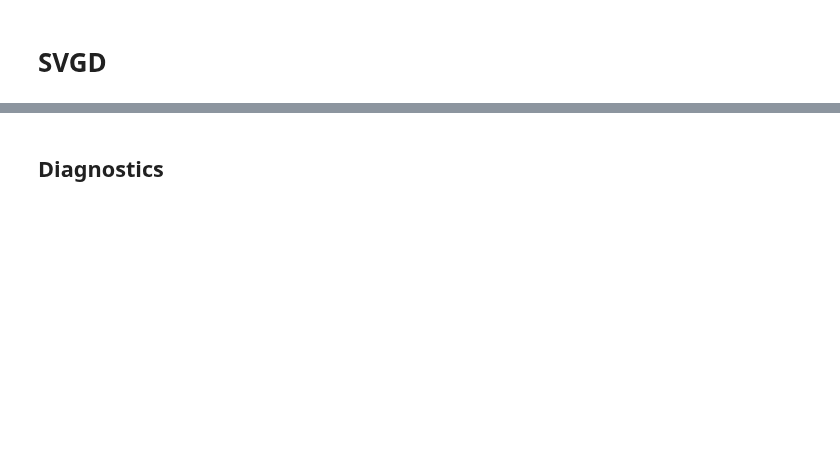
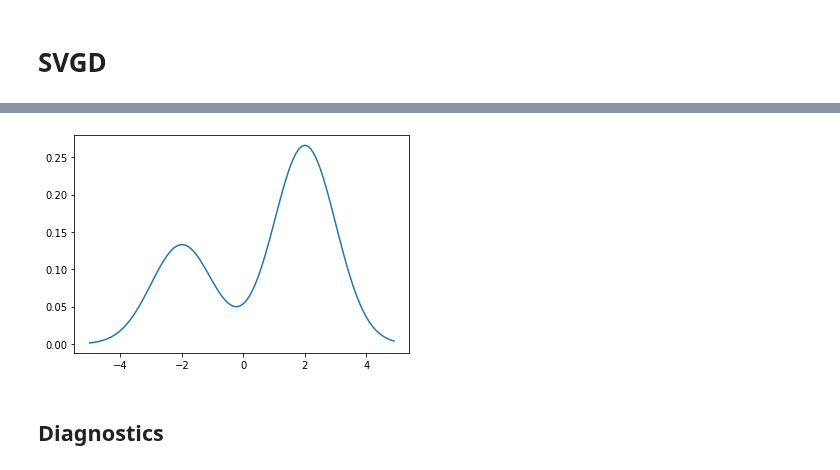
Before and after one commit to ratschlab/projects-2020-Neural-SVGD, a Jupyter notebook: Model.ipynb, the cells around one changed output, grey strips where cells are left out. Saved outputs shown, nothing was run; the diff lists cells and outputs as text; code cells hidden in the pictures; blank space fills up the shorter version.

```diff
--- a/Model.ipynb
+++ b/Model.ipynb
@@ -46,0 +78,18 @@ xout, log = svgd(x0, logp, stepsize, L, kernel_param_update_rule)
+# %%
+from jax.scipy.stats import norm
+
+def p12(x):
+    """
+    IN: single scalar np array x. alternatively, [x] works too
+    OUT: scalar logp(x)
+    """
+    out = 1/3 * norm.pdf(x, loc=-2, scale=1) + 2/3 * norm.pdf(x, loc=2, scale=1)
+    return np.squeeze(out) # to be able to take a gradient, output must be scalar
+
+grid = np.arange(-5, 5, 0.1)
+_ = plt.plot(grid, p12(grid))
+
+def logp12(x):
+    return np.log(p12(x))
+# %% [output]
+[figure, added]
```
Also changed, not shown: parts of 36 cells of this notebook, 8 other files.
